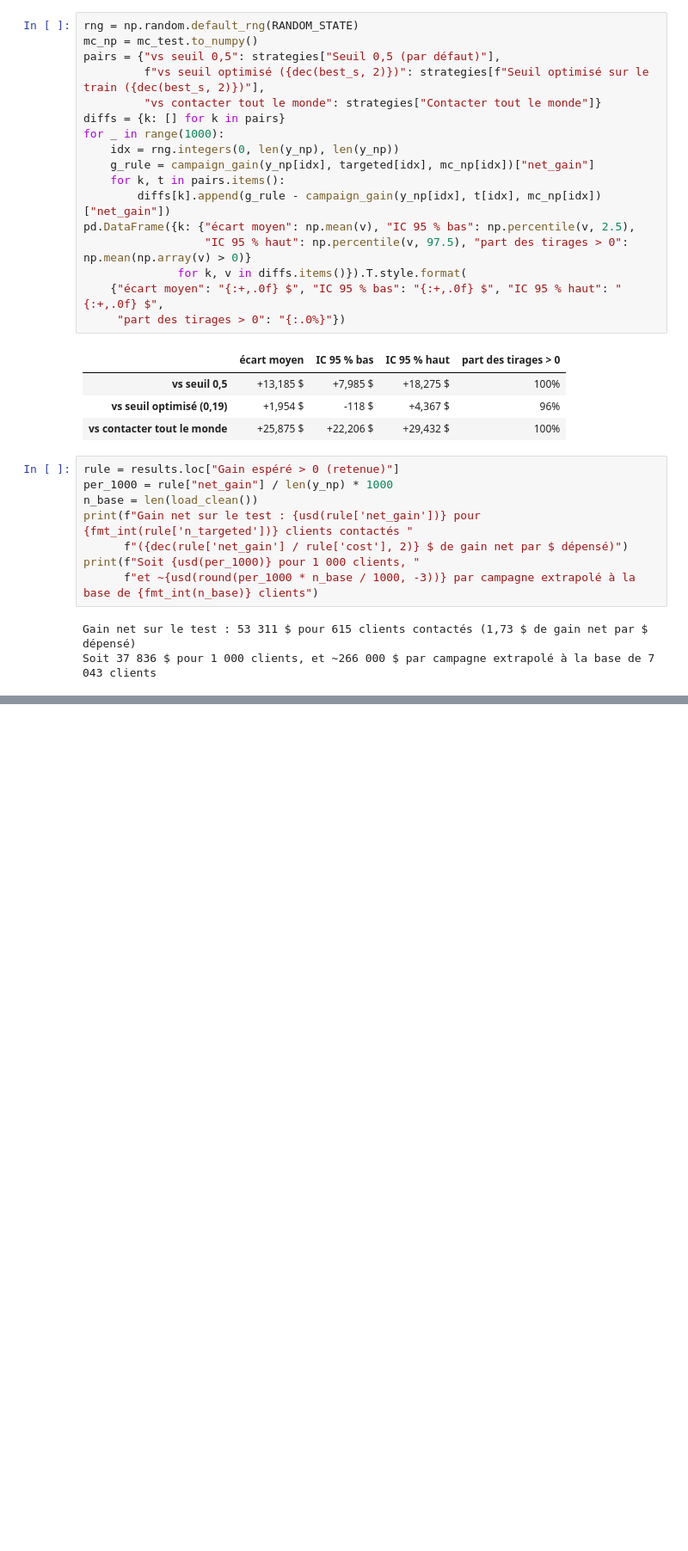
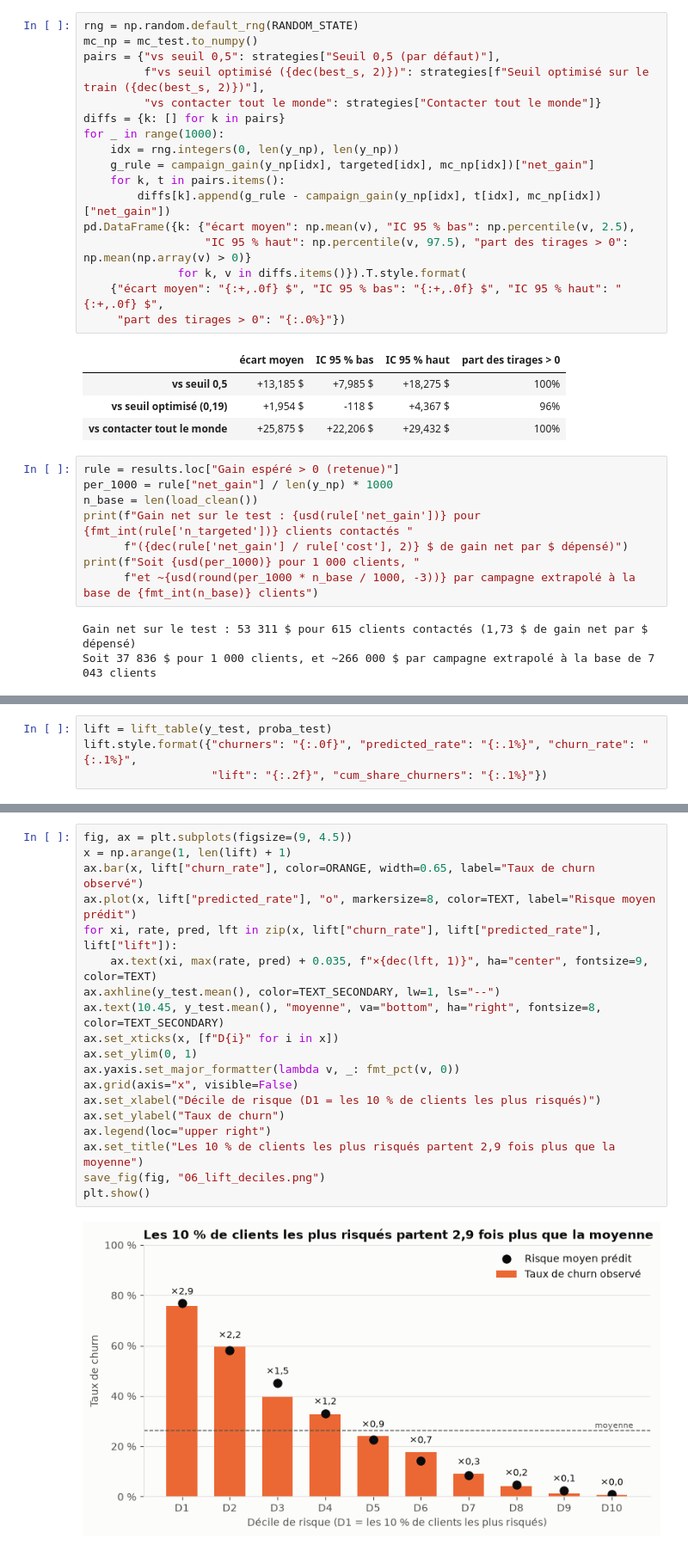
Before and after one commit to cheikhahmedtidiane/projet_churn_clients, a Jupyter notebook: notebooks/06_evaluation_business.ipynb, the cells around one changed output, grey strips where cells are left out. Shown at 86% size. Saved outputs shown, nothing was run; the diff lists cells and outputs as text; blank space fills up the shorter version.

Commit message:
Phase 6.4 : table de lift, courbe de gain et ciblage sous contrainte de budget

```diff
--- a/notebooks/06_evaluation_business.ipynb
+++ b/notebooks/06_evaluation_business.ipynb
@@ -295,0 +303,4 @@ Soit 37 836 $ pour 1 000 clients, et ~266 000 $ par campagne extrapolé à la ba
+# %%
+lift = lift_table(y_test, proba_test)
+lift.style.format({"churners": "{:.0f}", "predicted_rate": "{:.1%}", "churn_rate": "{:.1%}",
+                   "lift": "{:.2f}", "cum_share_churners": "{:.1%}"})
@@ -295,0 +320,21 @@ Soit 37 836 $ pour 1 000 clients, et ~266 000 $ par campagne extrapolé à la ba
+# %%
+fig, ax = plt.subplots(figsize=(9, 4.5))
+x = np.arange(1, len(lift) + 1)
+ax.bar(x, lift["churn_rate"], color=ORANGE, width=0.65, label="Taux de churn observé")
+ax.plot(x, lift["predicted_rate"], "o", markersize=8, color=TEXT, label="Risque moyen prédit")
+for xi, rate, pred, lft in zip(x, lift["churn_rate"], lift["predicted_rate"], lift["lift"]):
+    ax.text(xi, max(rate, pred) + 0.035, f"×{dec(lft, 1)}", ha="center", fontsize=9, color=TEXT)
+ax.axhline(y_test.mean(), color=TEXT_SECONDARY, lw=1, ls="--")
+ax.text(10.45, y_test.mean(), "moyenne", va="bottom", ha="right", fontsize=8, color=TEXT_SECONDARY)
+ax.set_xticks(x, [f"D{i}" for i in x])
+ax.set_ylim(0, 1)
+ax.yaxis.set_major_formatter(lambda v, _: fmt_pct(v, 0))
+ax.grid(axis="x", visible=False)
+ax.set_xlabel("Décile de risque (D1 = les 10 % de clients les plus risqués)")
+ax.set_ylabel("Taux de churn")
+ax.legend(loc="upper right")
+ax.set_title("Les 10 % de clients les plus risqués partent 2,9 fois plus que la moyenne")
+save_fig(fig, "06_lift_deciles.png")
+plt.show()
+# %% [output]
+[figure, added]
```
Also changed, not shown: parts of 8 cells of this notebook, 4 other files.
